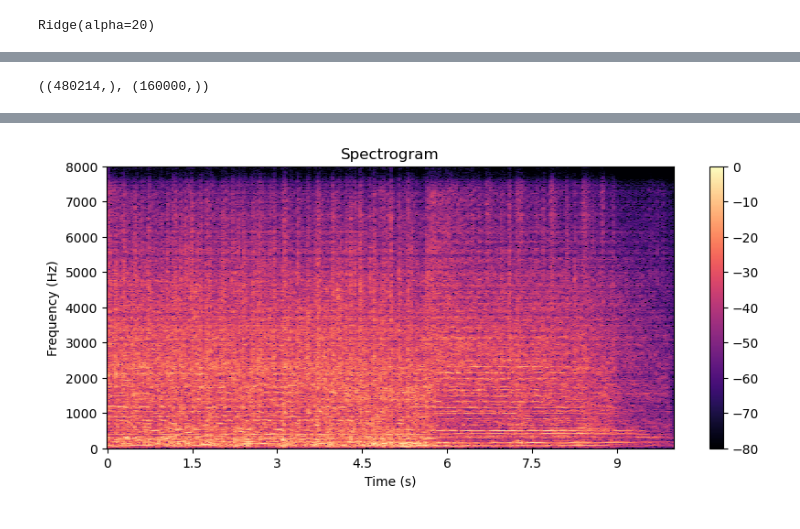
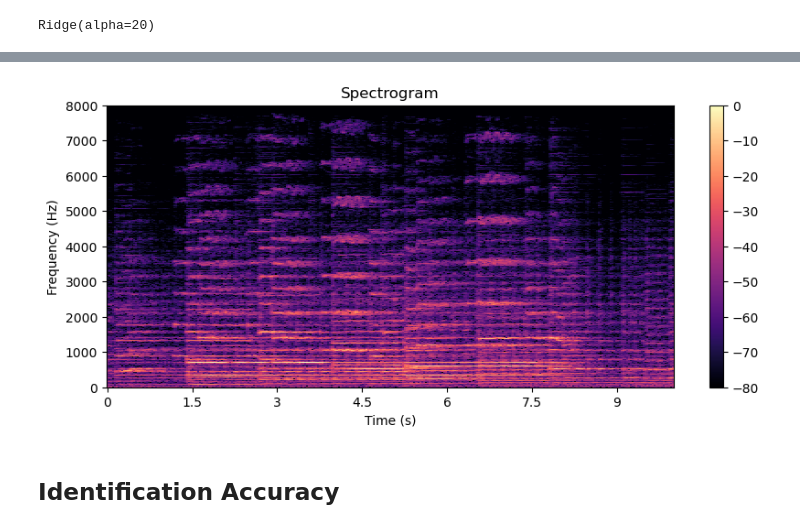
Before and after one commit to neoayanami/fmri-music-retrieve, a Jupyter notebook: AudioGen.ipynb, the cells around one changed output, grey strips where cells are left out. Cells and saved outputs as stored; diff of their text form; code cells hidden in the pictures.

```diff
--- a/AudioGen.ipynb
+++ b/AudioGen.ipynb
@@ -698,5 +833,5 @@ distances, top_indices = nbrs.kneighbors(audio_feat_to_generate.cpu())
 # %%
-start_track = 59   # 4, 5 --> (blues);  7 (classical); 17 (country); 20 (disco); 26, 27 (hip-hop); 32, 34 (jazz)
-                   # 37 (metal); 44, 45 (pop); 48 (reggae); 56, 57 (rock)
+start_track = 10  # 5 --> (blues);  7, 10 (classical); 17 (country); 20 (disco); 26, 27 (hip-hop); 32, 34 (jazz)
+                   # 37 (metal); 44, (pop); 47 (reggae); 57 (rock)
 
 stop_track = start_track + 1
@@ -744,8 +928,4 @@ plt.show()
 # %%
 audio_vera = pipe(prompt_embeds=test_text_feat_avg_aligned[start_track:stop_track], num_inference_steps=50, audio_length_in_s=10.0).audios[0]
 audio_vera_wav = librosa.load(test_stim_name_avg_aligned[:60][start_track:stop_track][0], sr=16000)
-# %%
-audio_vera_wav[0].shape, audio_vera.shape
-# %% [output]
-((480214,), (160000,))
 # %%
@@ -757,17 +937,20 @@ Audio(audio_vera, rate=16000)
 # %% [output]
 [interactive output not drawn]
 # %%
-X_vera = librosa.stft(audio_vera)
+X_vera = librosa.stft(audio_vera_wav[0][0:160000])
 Xdb_vera = librosa.amplitude_to_db(abs(X_vera), ref=np.max)
 plt.figure(figsize=(10, 4))
 librosa.display.specshow(Xdb_vera, sr=16000, x_axis='time', y_axis='hz',)
 plt.colorbar()
 plt.title('Spectrogram')
 plt.xlabel('Time (s)')
 plt.ylabel('Frequency (Hz)')
+# plt.savefig(os.path.join(path_to_save, f'{file_name}.png'))
 plt.show()
 # %% [output]
-[figure, old version]
+[figure, new version]
+# %% [markdown]
+## Identification Accuracy
 # %%
 from scipy.stats import pearsonr
 
```
Also changed, not shown: parts of 26 cells of this notebook, 8 other files.
